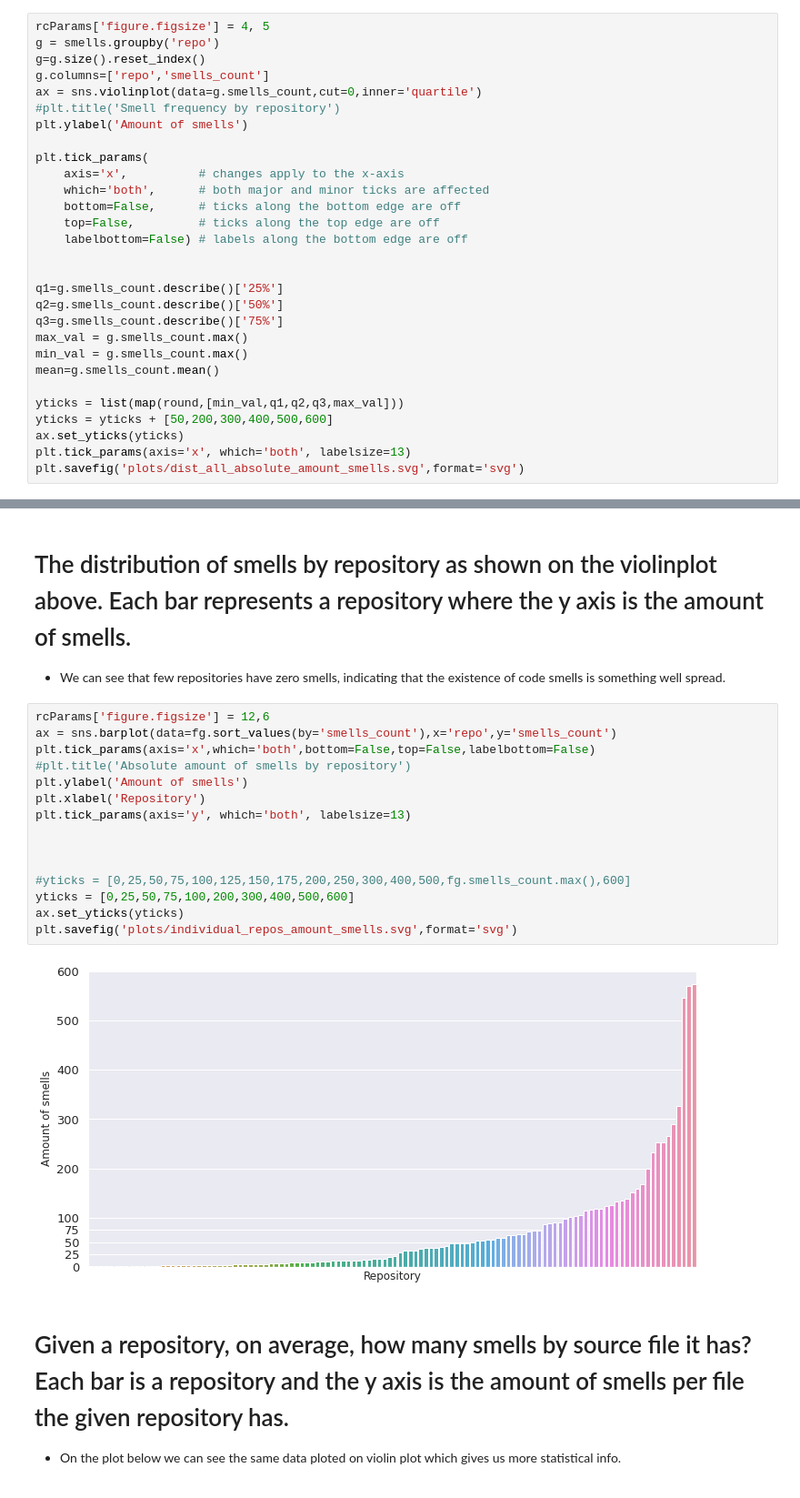
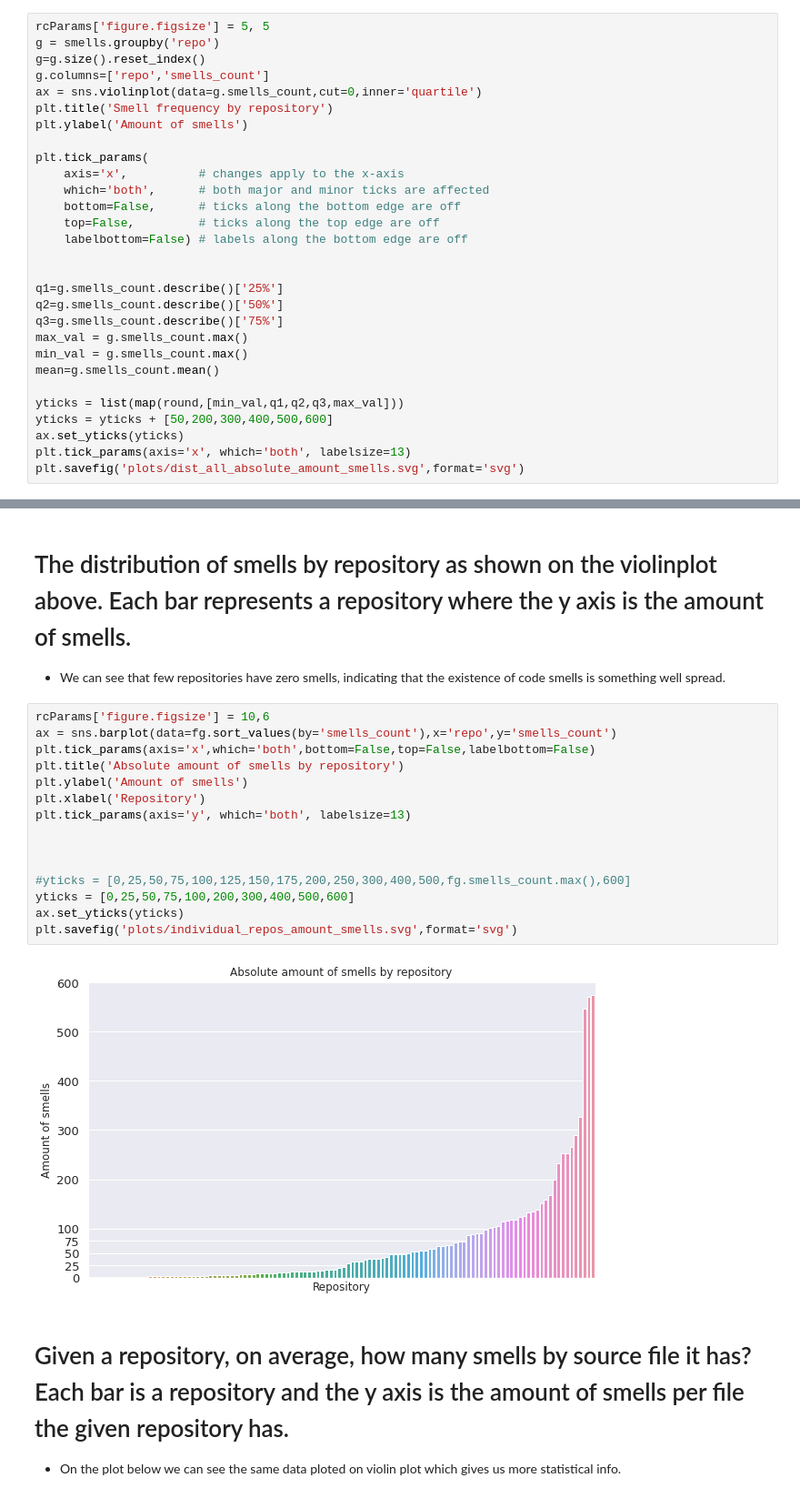
Before and after one commit to NaelsonDouglas/GithubPythonCodeSmellCrawler, a Jupyter notebook: src/Visualizations.ipynb, the cells around one changed output, grey strips where cells are left out. Shown at 91% size. Saved outputs shown, nothing was run; the diff lists cells and outputs as text.

```diff
--- a/src/Visualizations.ipynb
+++ b/src/Visualizations.ipynb
@@ -128,12 +147,12 @@ plt.savefig('plots/mean_smells_by_categs.svg',format='svg')
 # Now we show the usual distribution of smells among all the repositories.
 * It shows us that half of the samples (each sample is a repository) has at leaset 20 smells and 25% of the samples has 80 or more smells.
 # %%
-rcParams['figure.figsize'] = 4, 5
+rcParams['figure.figsize'] = 5, 5
 g = smells.groupby('repo')
 g=g.size().reset_index()
 g.columns=['repo','smells_count']
 ax = sns.violinplot(data=g.smells_count,cut=0,inner='quartile')
-#plt.title('Smell frequency by repository')
+plt.title('Smell frequency by repository')
 plt.ylabel('Amount of smells')
 
 plt.tick_params(
@@ -192,22 +211,22 @@ fg
 
 * We can see that few repositories have zero smells, indicating that the existence of code smells is something well spread.
 # %%
-rcParams['figure.figsize'] = 12,6
+rcParams['figure.figsize'] = 10,6
 ax = sns.barplot(data=fg.sort_values(by='smells_count'),x='repo',y='smells_count')
 plt.tick_params(axis='x',which='both',bottom=False,top=False,labelbottom=False)
-#plt.title('Absolute amount of smells by repository')
+plt.title('Absolute amount of smells by repository')
 plt.ylabel('Amount of smells')
 plt.xlabel('Repository')
 plt.tick_params(axis='y', which='both', labelsize=13)
 
 
 
 #yticks = [0,25,50,75,100,125,150,175,200,250,300,400,500,fg.smells_count.max(),600]
 yticks = [0,25,50,75,100,200,300,400,500,600]
 ax.set_yticks(yticks)
 plt.savefig('plots/individual_repos_amount_smells.svg',format='svg')
 # %% [output]
-[figure, old version]
+[figure, new version]
 # %% [markdown]
 # Given a repository, on average, how many smells by source file it has? Each bar is a repository and the y axis is the amount of smells per file the given repository has.
 * On the plot below we can see the same data ploted on violin plot which gives us more statistical info.
```
Also changed, not shown: parts of 24 cells of this notebook, 8 other files.
